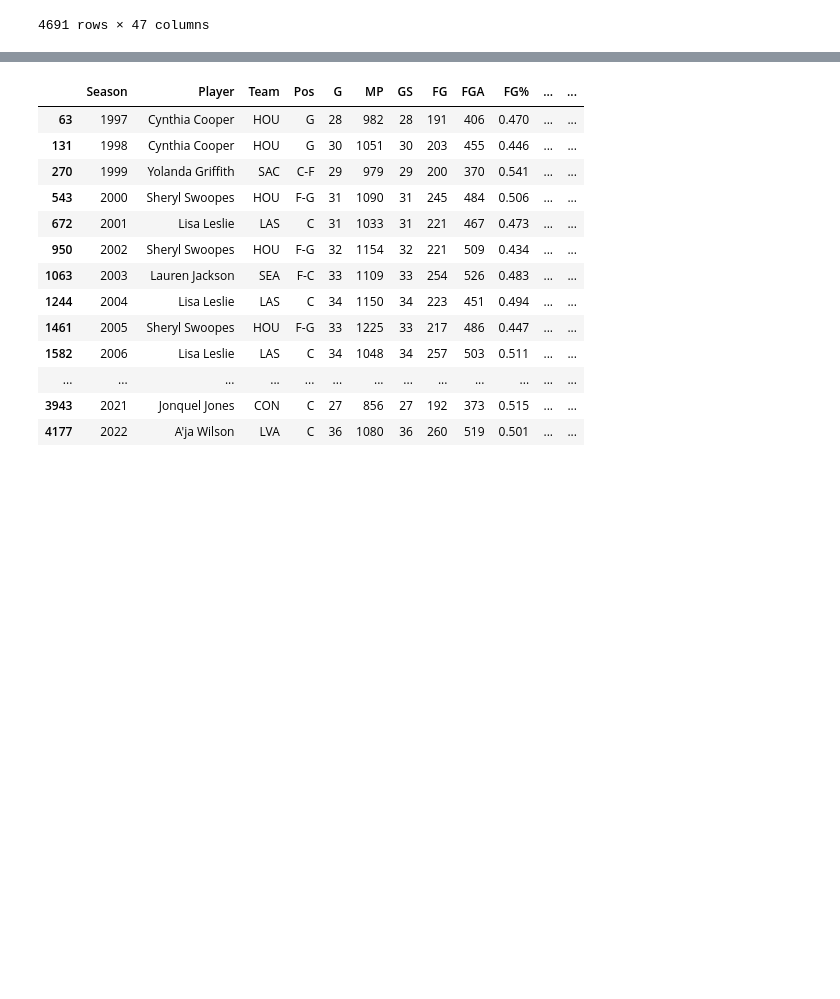
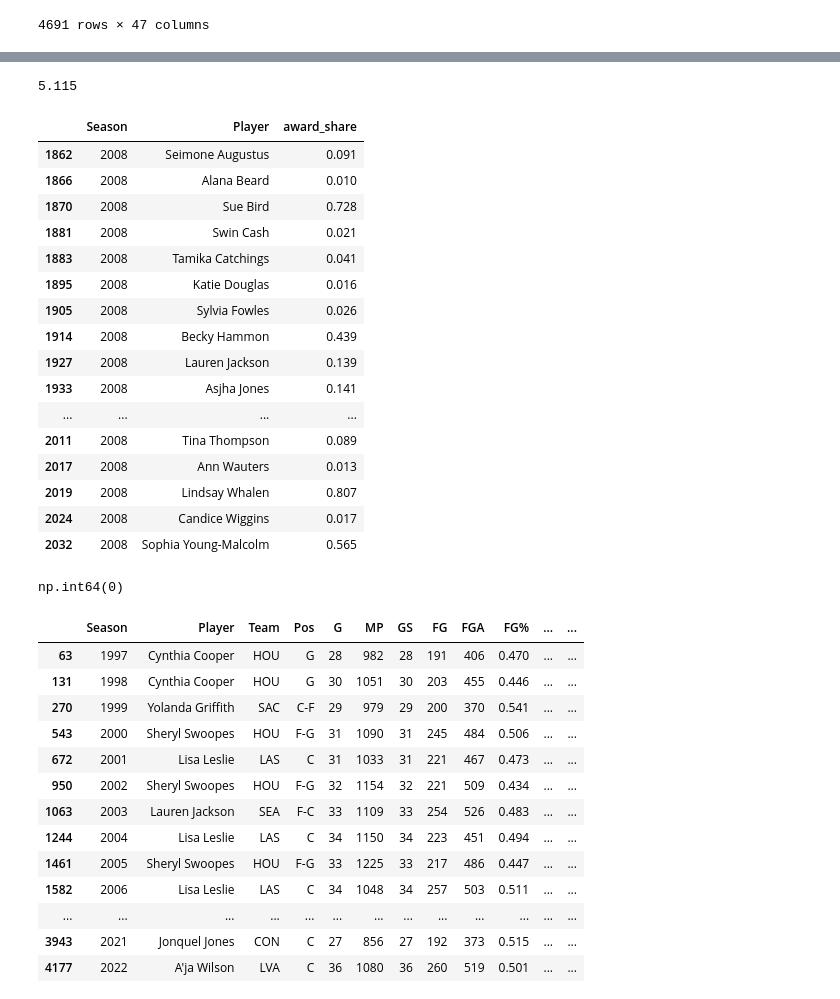
Before and after one commit to reem-naji/wnba, a Jupyter notebook: ml/notebooks/merge.ipynb, the cells around one changed output, grey strips where cells are left out. Drawn from its saved outputs; the diff is of its cells as text; code cells hidden in the pictures; blank space fills up the shorter version.

```diff
--- a/ml/notebooks/merge.ipynb
+++ b/ml/notebooks/merge.ipynb
@@ -163,3 +203,30 @@ final_df
+# %%
+
+print(final_df[(final_df['Season']==2008)&(final_df['award_share']>0)]['award_share'].sum())
+final_df[(final_df['Season']==2008)&(final_df['award_share']>0)][['Season', 'Player', 'award_share']]
+# %% [output]
+5.115
+|  | Season | Player | award_share |
+| 1862 | 2008 | Seimone Augustus | 0.091 |
+| 1866 | 2008 | Alana Beard | 0.010 |
+| 1870 | 2008 | Sue Bird | 0.728 |
+| 1881 | 2008 | Swin Cash | 0.021 |
+| 1883 | 2008 | Tamika Catchings | 0.041 |
+| 1895 | 2008 | Katie Douglas | 0.016 |
+| 1905 | 2008 | Sylvia Fowles | 0.026 |
+| 1914 | 2008 | Becky Hammon | 0.439 |
+| 1927 | 2008 | Lauren Jackson | 0.139 |
+| 1933 | 2008 | Asjha Jones | 0.141 |
+| ... | ... | ... | ... |
+| 2011 | 2008 | Tina Thompson | 0.089 |
+| 2017 | 2008 | Ann Wauters | 0.013 |
+| 2019 | 2008 | Lindsay Whalen | 0.807 |
+| 2024 | 2008 | Candice Wiggins | 0.017 |
+| 2032 | 2008 | Sophia Young-Malcolm | 0.565 |
+# %%
+final_df[['Season', 'Player']].duplicated().sum()
+# %% [output]
+np.int64(0)
 # %%
 final_df['is_mvp'] = np.array(1 if mvps_dict[row['Season']] == row['Player'] else 0 for _ , row in final_df[['Season','Player']].iterrows())
 final_df[final_df['is_mvp'] == 1]
```
Also changed, not shown: parts of 2 cells of this notebook, 4 other files.
